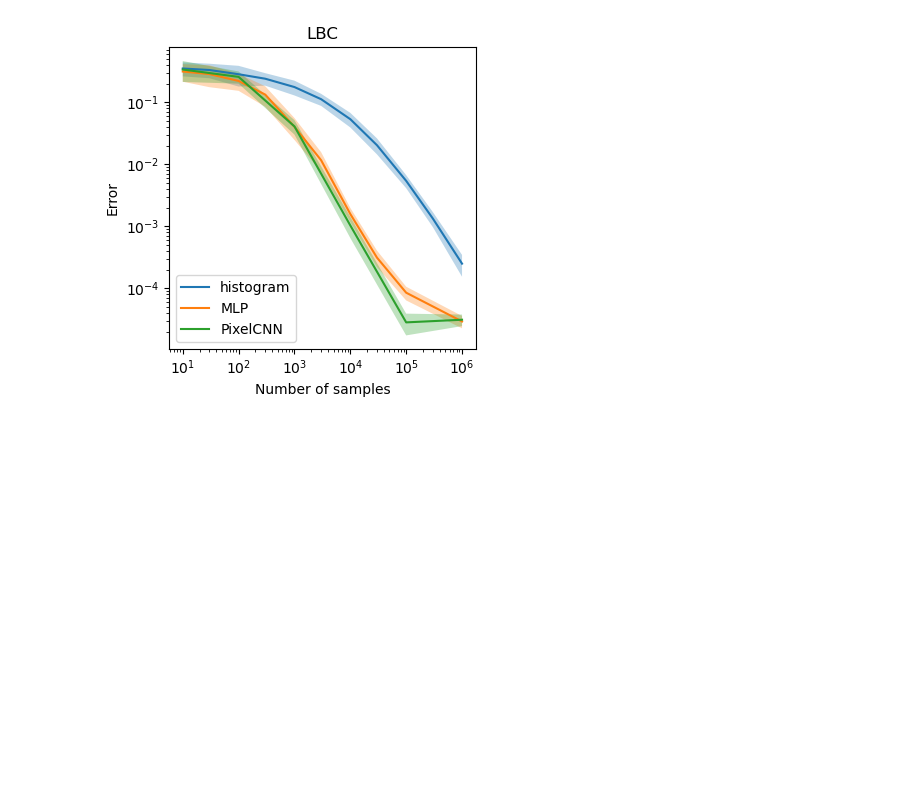
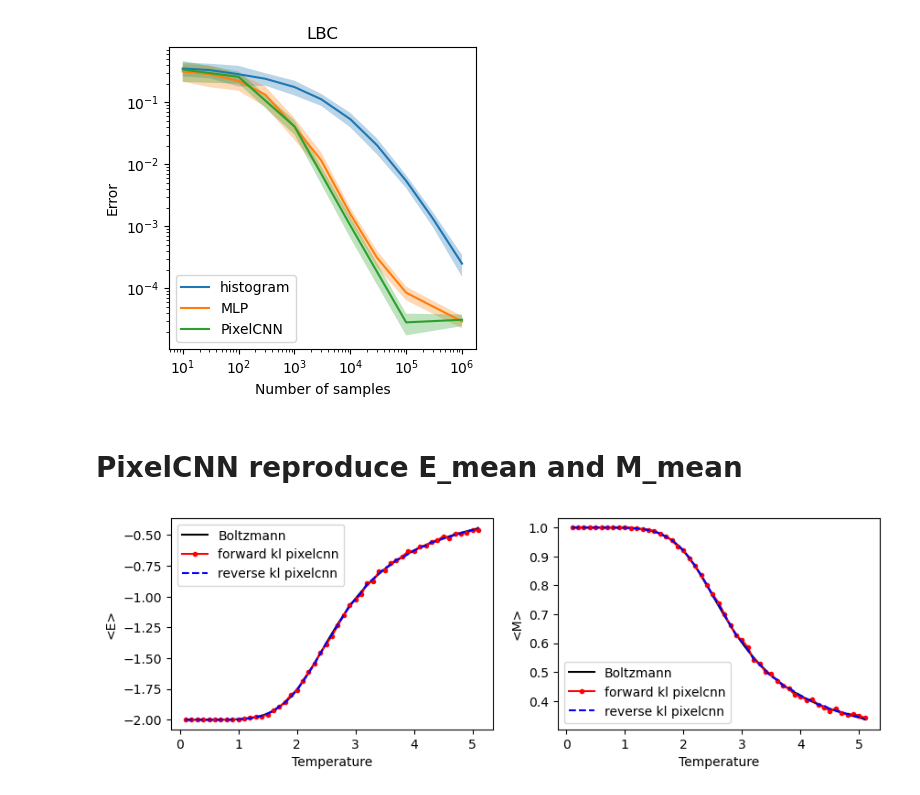
Before and after one commit to difeizhang/ising, a Jupyter notebook: plot.ipynb, the cells around one changed output. Drawn from its saved outputs; the diff is of its cells as text; code cells hidden in the pictures; blank space fills up the shorter version.

Commit message:
plot pixelcnn E,M

```diff
--- a/plot.ipynb
+++ b/plot.ipynb
@@ -408,3 +408,32 @@ plt.tight_layout()
 plt.show()
 # %% [output]
 [figure]
+# %% [markdown]
+# PixelCNN reproduce E_mean and M_mean
+# %%
+E_Boltzmann = np.load('./appendix/E_Boltzmann.npy')
+M_Boltzmann = np.load('./appendix/M_Boltzmann.npy')
+E_FKL = np.load('./appendix/E_FKL.npy')
+M_FKL = np.load('./appendix/M_FKL.npy')
+E_RKL = np.load('./appendix/E_RKL.npy')
+M_RKL = np.load('./appendix/M_RKL.npy')
+T = np.linspace(0.1,5.1, 51)
+# %%
+fig, axs = plt.subplots(1,2, figsize=(10,3))
+axs[0].plot(T, E_Boltzmann, label = 'Boltzmann', color = 'k')
+axs[0].plot(T, E_FKL, label = 'forward kl pixelcnn', marker = '.',  color = 'red')
+axs[0].plot(T, E_RKL, label = 'reverse kl pixelcnn', linestyle = 'dashed', color = 'b')
+axs[0].set_xlabel('Temperature')
+axs[0].set_ylabel('<E>')
+axs[0].legend()
+
+axs[1].plot(T, M_Boltzmann, label = 'Boltzmann', color = 'k')
+axs[1].plot(T, M_FKL, label = 'forward kl pixelcnn', marker = '.',  color = 'red')
+axs[1].plot(T, M_RKL, label = 'reverse kl pixelcnn', linestyle = 'dashed', color = 'b')
+axs[1].set_xlabel('Temperature')
+axs[1].set_ylabel('<M>')
+axs[1].legend()
+
+plt.show()
+# %% [output]
+[figure, added]
```
Also changed, not shown: 1 other file.
